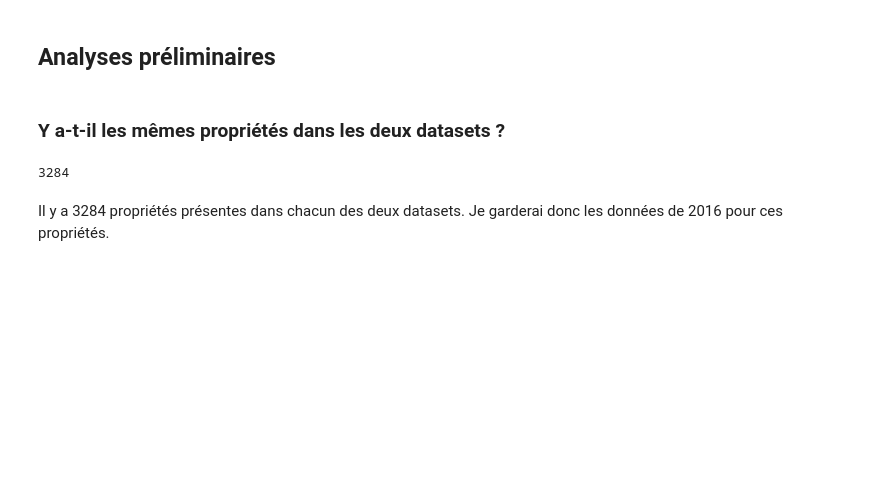
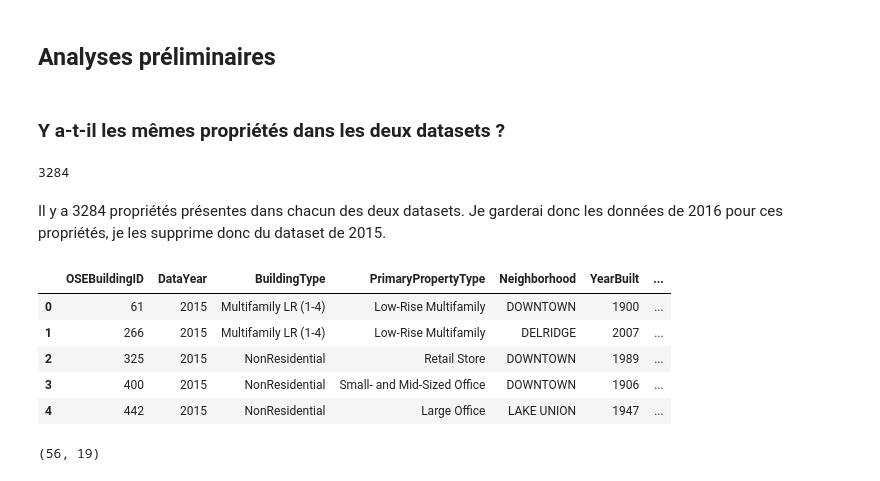
Before and after one commit to sebastienbourgeois/oc-p4-anticiper-besoin-consommation-batiments, a Jupyter notebook: Pelec_01_notebook.ipynb, the cells around one changed output. Cells and saved outputs as stored; diff of their text form; code cells hidden in the pictures; blank space fills up the shorter version.

```diff
--- a/Pelec_01_notebook.ipynb
+++ b/Pelec_01_notebook.ipynb
@@ -206,5 +209,5 @@ memory usage: 554.0+ KB
 # %% [markdown]
 ### Y a-t-il les mêmes propriétés dans les deux datasets ?
 # %%
-proprietes_communes = batiments_2015_data.merge(batiments_2016_data, on='OSEBuildingID')
+liste_ID_proprietes_communes = batiments_2015_data.merge(batiments_2016_data, on='OSEBuildingID')['OSEBuildingID']
 # %%
@@ -212,4 +215,20 @@ len(proprietes_communes)
 # %% [output]
 3284
 # %% [markdown]
-Il y a 3284 propriétés présentes dans chacun des deux datasets. Je garderai donc les données de 2016 pour ces propriétés.
+Il y a 3284 propriétés présentes dans chacun des deux datasets. Je garderai donc les données de 2016 pour ces propriétés, je les supprime donc du dataset de 2015.
+# %%
+batiments_2015_data = batiments_2015_data[~batiments_2015_data.OSEBuildingID.isin(liste_ID_proprietes_communes)]
+batiments_2015_data.reset_index(drop=True, inplace=True)
+# %%
+batiments_2015_data.head()
+# %% [output]
+|  | OSEBuildingID | DataYear | BuildingType | PrimaryPropertyType | Neighborhood | YearBuilt | ... |
+| 0 | 61 | 2015 | Multifamily LR (1-4) | Low-Rise Multifamily | DOWNTOWN | 1900 | ... |
+| 1 | 266 | 2015 | Multifamily LR (1-4) | Low-Rise Multifamily | DELRIDGE | 2007 | ... |
+| 2 | 325 | 2015 | NonResidential | Retail Store | DOWNTOWN | 1989 | ... |
+| 3 | 400 | 2015 | NonResidential | Small- and Mid-Sized Office | DOWNTOWN | 1906 | ... |
+| 4 | 442 | 2015 | NonResidential | Large Office | LAKE UNION | 1947 | ... |
+# %%
+batiments_2015_data.shape
+# %% [output]
+(56, 19)
```
Also changed, not shown: parts of 17 cells of this notebook.
